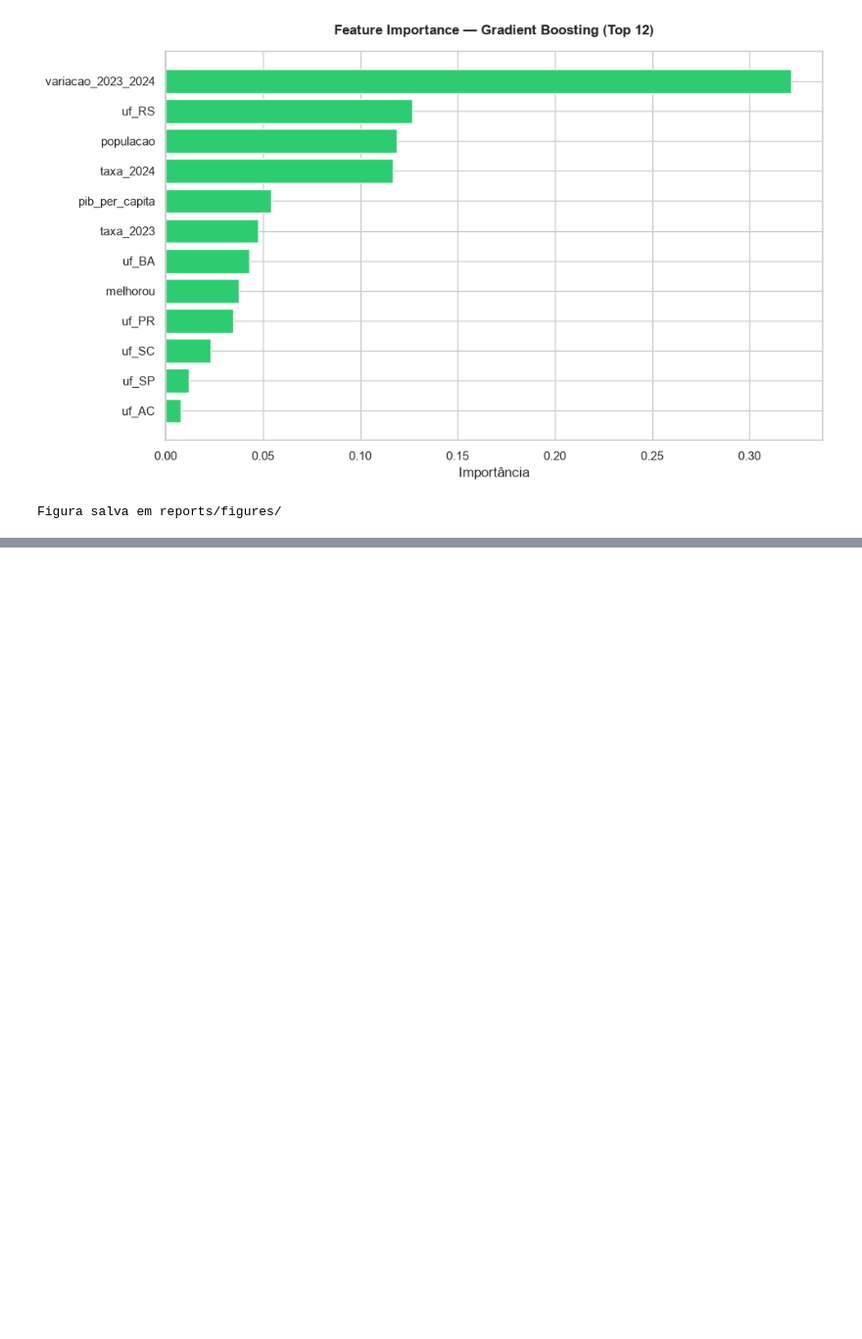
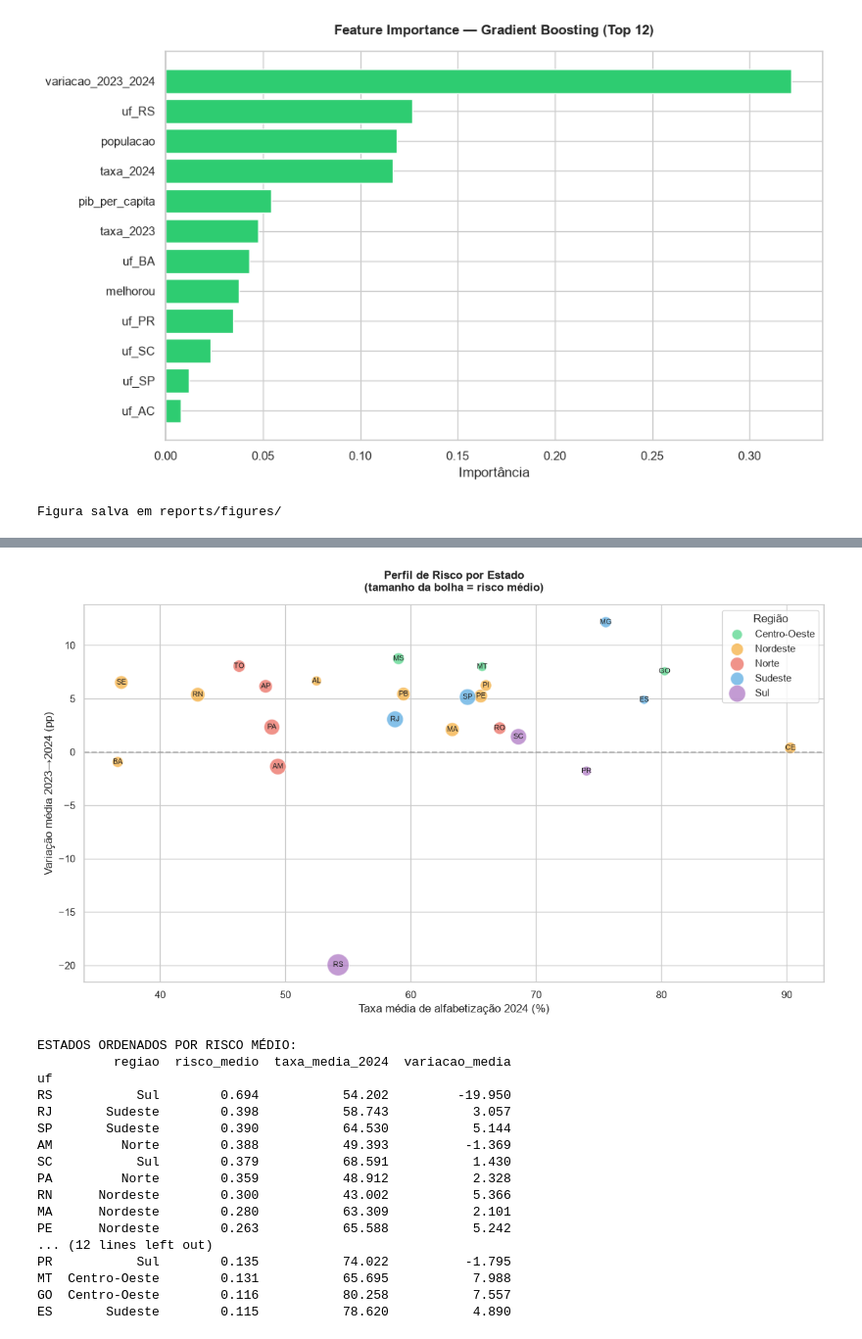
Before and after one commit to GuilhermeDinizLeocadio/tech-challenge-fase3, a Jupyter notebook: notebooks/02_modeling.ipynb, the cells around one changed output, grey strips where cells are left out. Shown at 98% size. Saved outputs shown, nothing was run; the diff lists cells and outputs as text; code cells hidden in the pictures; blank space fills up the shorter version.

```diff
--- a/notebooks/02_modeling.ipynb
+++ b/notebooks/02_modeling.ipynb
@@ -516,0 +648,72 @@ print(f'  Previsto: {"Atingiu" if y_pred_series[idx_risco]==1 else "NÃO atingiu
+# %%
+# ============================================================
+# CÉLULA 13 — Agrupamento de estados por perfil de risco
+# ============================================================
+
+# Perfil de cada UF: risco médio, taxa média, variação média
+perfil_uf = df_completo.groupby('uf').agg(
+    risco_medio=('risco', 'mean'),
+    taxa_media_2024=('taxa_2024', 'mean'),
+    variacao_media=('variacao_2023_2024', 'mean'),
+    municipios=('id_municipio', 'count')
+).round(3)
+
+# Adiciona a região
+REGIOES = {
+    'AC':'Norte','AM':'Norte','AP':'Norte','PA':'Norte','RO':'Norte',
+    'RR':'Norte','TO':'Norte','AL':'Nordeste','BA':'Nordeste',
+    'CE':'Nordeste','MA':'Nordeste','PB':'Nordeste','PE':'Nordeste',
+    'PI':'Nordeste','RN':'Nordeste','SE':'Nordeste','DF':'Centro-Oeste',
+    'GO':'Centro-Oeste','MS':'Centro-Oeste','MT':'Centro-Oeste',
+    'ES':'Sudeste','MG':'Sudeste','RJ':'Sudeste','SP':'Sudeste',
+    'PR':'Sul','RS':'Sul','SC':'Sul'
+}
+perfil_uf['regiao'] = perfil_uf.index.map(REGIOES)
+
+# Scatter: taxa vs variação, tamanho = risco
+fig, ax = plt.subplots(figsize=(12, 7))
+cores_reg = {'Norte':'#e74c3c','Nordeste':'#f39c12',
+             'Centro-Oeste':'#2ecc71','Sudeste':'#3498db','Sul':'#9b59b6'}
+
+for regiao, grupo in perfil_uf.groupby('regiao'):
+    ax.scatter(grupo['taxa_media_2024'], grupo['variacao_media'],
+               s=grupo['risco_medio']*800, alpha=0.6,
+               color=cores_reg[regiao], label=regiao, edgecolors='white')
+    for uf, row in grupo.iterrows():
+        ax.annotate(uf, (row['taxa_media_2024'], row['variacao_media']),
+                    fontsize=8, ha='center', va='center')
+
+ax.axhline(0, color='gray', linestyle='--', alpha=0.5)
+ax.set_xlabel('Taxa média de alfabetização 2024 (%)')
+ax.set_ylabel('Variação média 2023→2024 (pp)')
+ax.set_title('Perfil de Risco por Estado\n(tamanho da bolha = risco médio)',
+             fontweight='bold', pad=15)
+ax.legend(title='Região')
+plt.tight_layout()
+fig.savefig(ROOT / 'reports' / 'figures' / '10_perfil_regional.png',
+            dpi=150, bbox_inches='tight')
+plt.show()
+
+print('ESTADOS ORDENADOS POR RISCO MÉDIO:')
+print(perfil_uf.sort_values('risco_medio', ascending=False)[
+    ['regiao','risco_medio','taxa_media_2024','variacao_media']
+].to_string())
+# %% [output]
+[figure, added]
+ESTADOS ORDENADOS POR RISCO MÉDIO:
+          regiao  risco_medio  taxa_media_2024  variacao_media
+uf
+RS           Sul        0.694           54.202         -19.950
+RJ       Sudeste        0.398           58.743           3.057
+SP       Sudeste        0.390           64.530           5.144
+AM         Norte        0.388           49.393          -1.369
+SC           Sul        0.379           68.591           1.430
+PA         Norte        0.359           48.912           2.328
+RN      Nordeste        0.300           43.002           5.366
+MA      Nordeste        0.280           63.309           2.101
+PE      Nordeste        0.263           65.588           5.242
+... (12 lines left out)
+PR           Sul        0.135           74.022          -1.795
+MT  Centro-Oeste        0.131           65.695           7.988
+GO  Centro-Oeste        0.116           80.258           7.557
+ES       Sudeste        0.115           78.620           4.890
```
Also changed, not shown: parts of 6 cells of this notebook, 2 other files.
